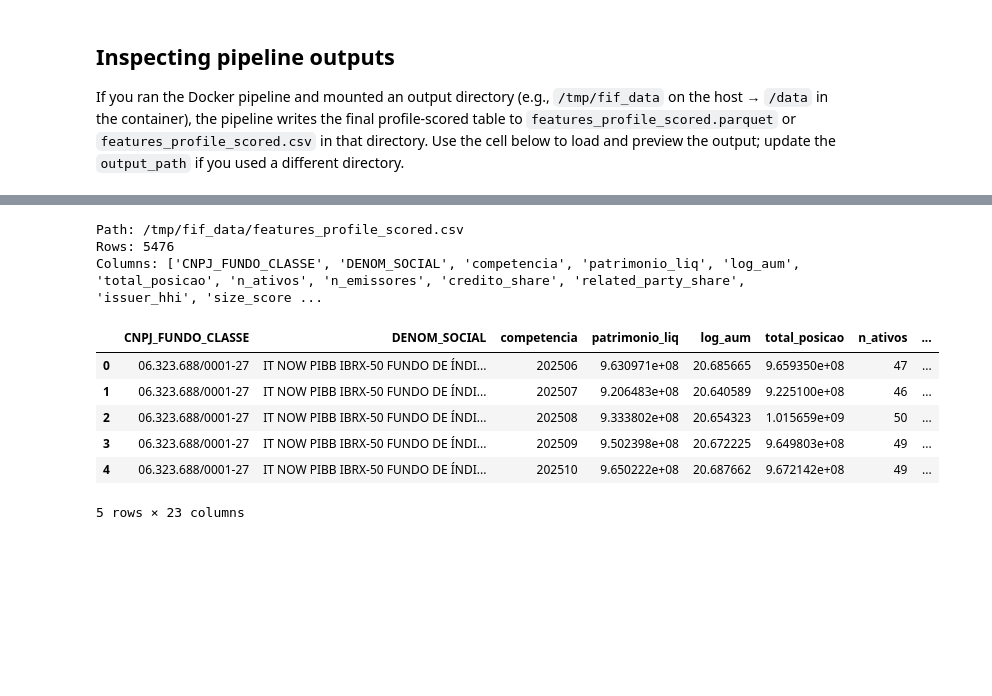
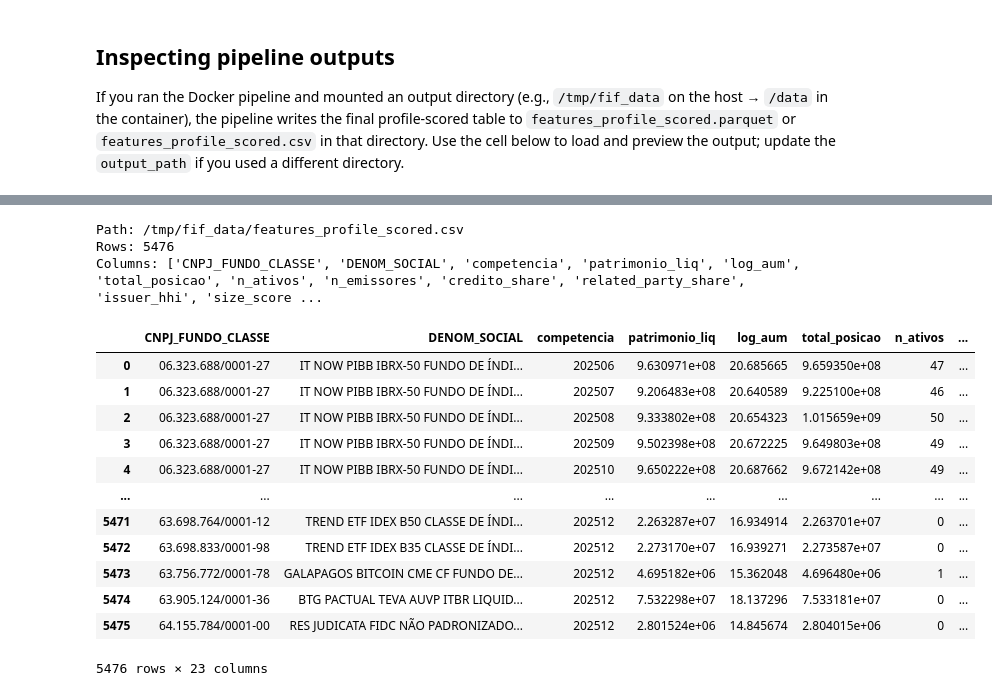
Before and after one commit to gpadpoll/fixed-income-fund-recsys, a Jupyter notebook: docs/notebooks/example.ipynb, the cells around one changed output, grey strips where cells are left out. Saved outputs shown, nothing was run; the diff lists cells and outputs as text; code cells hidden in the pictures; blank space fills up the shorter version.

```diff
--- a/docs/notebooks/example.ipynb
+++ b/docs/notebooks/example.ipynb
@@ -355,9 +433,13 @@ score_df.head()
 
 Use `compute_profile_scores_from_yaml` (from `fif_recsys.commands.policy`) to aggregate weighted scores into a single profile score and ranking for each fund. Profiles are defined in the `profile` section of the configuration (e.g., `conservative`, `balanced`, `institutional`).
 # %%
+import pandas as pd
+pd.set_option('display.max_colwidth', None) # or set to a large integer value (e.g., 500)
+
+
 from fif_recsys.commands.policy import compute_profile_scores_from_yaml
 
 ranking_df = compute_profile_scores_from_yaml(score_df.fillna(0), config_d)
 
-ranking_df.head()
+ranking_df[['CNPJ_FUNDO_CLASSE', 'DENOM_SOCIAL', 'reference_date', *[c for c in ranking_df.columns if 'rank' in c]]].head()
 # %% [output]
@@ -399,33 +479,42 @@ ranking_df.sort_values(by='rank_conservative', ascending=True)[:5]
 # Load and preview the profile-scored table
 from pathlib import Path
 import pandas as pd
+
+pd.set_option('display.max_colwidth', None) # or set to a large integer value (e.g., 500)
+
 
 # Update this path to the directory you mounted into the container (host path: /tmp/fif_data)
 output_dir = Path("/tmp/fif_data")
 
 pj = output_dir / "features_profile_scored.parquet"
 pcsv = output_dir / "features_profile_scored.csv"
 
 if pj.exists():
     df = pd.read_parquet(pj)
 elif pcsv.exists():
     df = pd.read_csv(pcsv)
 else:
     raise FileNotFoundError(f"No profile-scored output found at {pj} or {pcsv}. Make sure you mounted the output dir and ran the pipeline.")
 
 # Quick preview
 print("Path:", pj if pj.exists() else pcsv)
 print("Rows:", len(df))
 print("Columns:", list(df.columns))
-df.head()
+df
 # %% [output]
 Path: /tmp/fif_data/features_profile_scored.csv
 Rows: 5476
 Columns: ['CNPJ_FUNDO_CLASSE', 'DENOM_SOCIAL', 'competencia', 'patrimonio_liq', 'log_aum', 'total_posicao', 'n_ativos', 'n_emissores', 'credito_share', 'related_party_share', 'issuer_hhi', 'size_score ...
 |  | CNPJ_FUNDO_CLASSE | DENOM_SOCIAL | competencia | patrimonio_liq | log_aum | total_posicao | n_ativos | ... |
 | 0 | 06.323.688/0001-27 | IT NOW PIBB IBRX-50 FUNDO DE ÍNDI... | 202506 | 9.630971e+08 | 20.685665 | 9.659350e+08 | 47 | ... |
 | 1 | 06.323.688/0001-27 | IT NOW PIBB IBRX-50 FUNDO DE ÍNDI... | 202507 | 9.206483e+08 | 20.640589 | 9.225100e+08 | 46 | ... |
 | 2 | 06.323.688/0001-27 | IT NOW PIBB IBRX-50 FUNDO DE ÍNDI... | 202508 | 9.333802e+08 | 20.654323 | 1.015659e+09 | 50 | ... |
 | 3 | 06.323.688/0001-27 | IT NOW PIBB IBRX-50 FUNDO DE ÍNDI... | 202509 | 9.502398e+08 | 20.672225 | 9.649803e+08 | 49 | ... |
 | 4 | 06.323.688/0001-27 | IT NOW PIBB IBRX-50 FUNDO DE ÍNDI... | 202510 | 9.650222e+08 | 20.687662 | 9.672142e+08 | 49 | ... |
+| ... | ... | ... | ... | ... | ... | ... | ... | ... |
+| 5471 | 63.698.764/0001-12 | TREND ETF IDEX B50 CLASSE DE ÍNDI... | 202512 | 2.263287e+07 | 16.934914 | 2.263701e+07 | 0 | ... |
+| 5472 | 63.698.833/0001-98 | TREND ETF IDEX B35 CLASSE DE ÍNDI... | 202512 | 2.273170e+07 | 16.939271 | 2.273587e+07 | 0 | ... |
+| 5473 | 63.756.772/0001-78 | GALAPAGOS BITCOIN CME CF FUNDO DE... | 202512 | 4.695182e+06 | 15.362048 | 4.696480e+06 | 1 | ... |
+| 5474 | 63.905.124/0001-36 | BTG PACTUAL TEVA AUVP ITBR LIQUID... | 202512 | 7.532298e+07 | 18.137296 | 7.533181e+07 | 0 | ... |
+| 5475 | 64.155.784/0001-00 | RES JUDICATA FIDC NÃO PADRONIZADO... | 202512 | 2.801524e+06 | 14.845674 | 2.804015e+06 | 0 | ... |
-5 rows × 23 columns
+5476 rows × 23 columns
```
Also changed, not shown: parts of 4 cells of this notebook, 3 other files.
